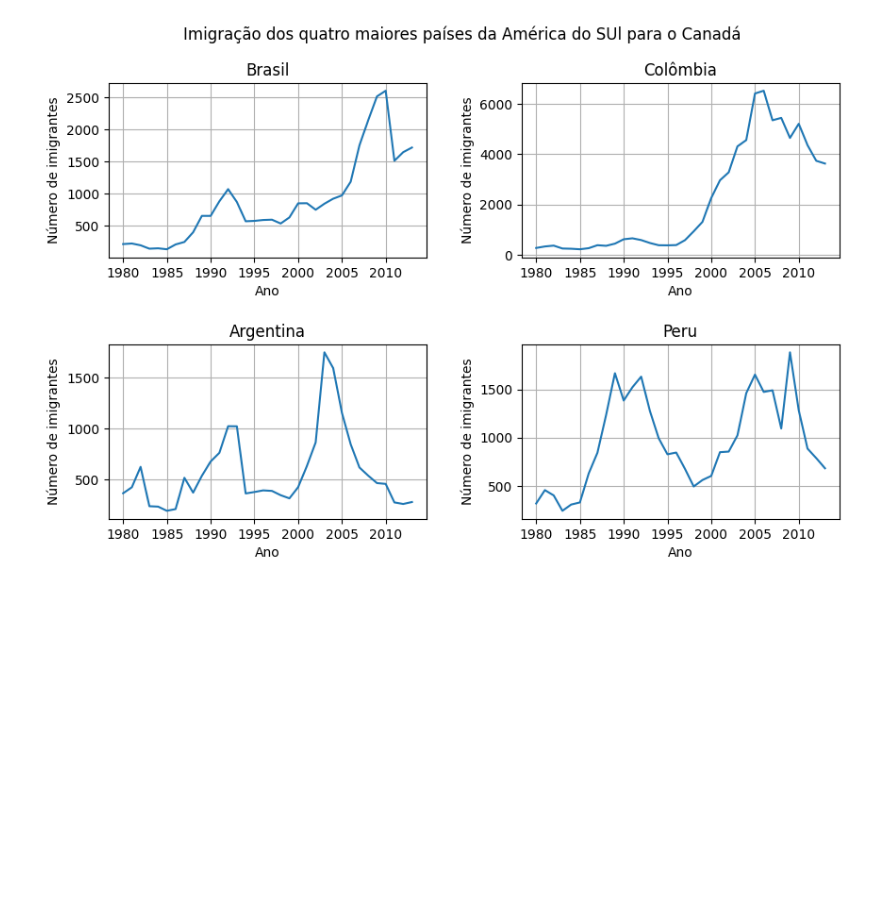
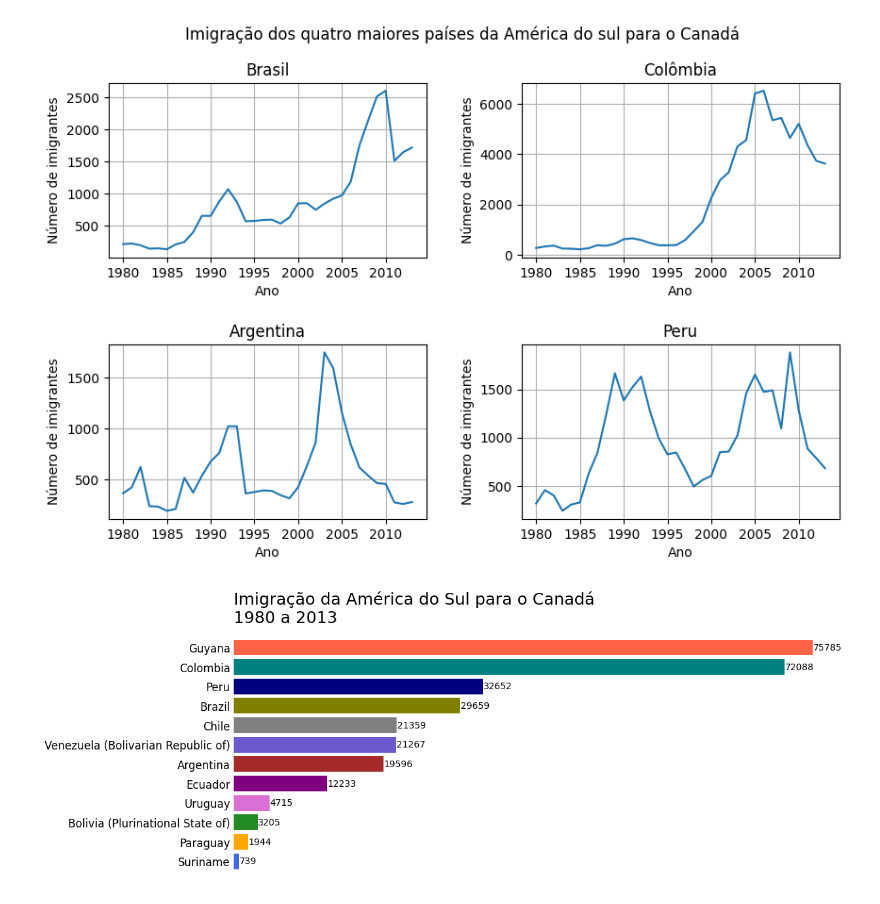
Before and after one commit to Jovanney/Migration_Brasil_Canada-, a Jupyter notebook: main.ipynb, the cells around one changed output. Cells and saved outputs as stored; diff of their text form; code cells hidden in the pictures; blank space fills up the shorter version.

```diff
--- a/main.ipynb
+++ b/main.ipynb
@@ -188,3 +191,28 @@ for ax in axs.flat:
 plt.show()
 # %% [output]
 [figure]
+# %%
+america_sul = df.query('Region == "South America"')
+# %%
+america_sul_sorted = america_sul.sort_values('Total', ascending=True)
+# %%
+cores = ['royalblue', 'orange', 'forestgreen', 'orchid', 'purple', 'brown', 'slateblue', 'gray', 'olive', 'navy', 'teal', 'tomato']
+
+fig, ax = plt.subplots(figsize=(12,5))
+ax.barh(america_sul_sorted.index, america_sul_sorted['Total'], color=cores)
+ax.set_title('Imigração da América do Sul para o Canadá\n1980 a 2013', loc='left', fontsize=18)
+ax.set_xlabel('Número de imigrantes', fontsize= 14)
+ax.set_ylabel('')
+ax.xaxis.set_tick_params(labelsize= 12)
+ax.yaxis.set_tick_params(labelsize= 12)
+
+for i, v in enumerate(america_sul_sorted['Total']):
+    ax.text(v + 20, i, str(v), color='black', fontsize= 10, ha='left', va='center')
+
+ax.set_frame_on(False)
+ax.get_xaxis().set_visible(False)
+ax.tick_params(axis='both', which='both', length=0)
+
+plt.show()
+# %% [output]
+[figure, added]
```
Also changed, not shown: parts of 2 cells of this notebook.
